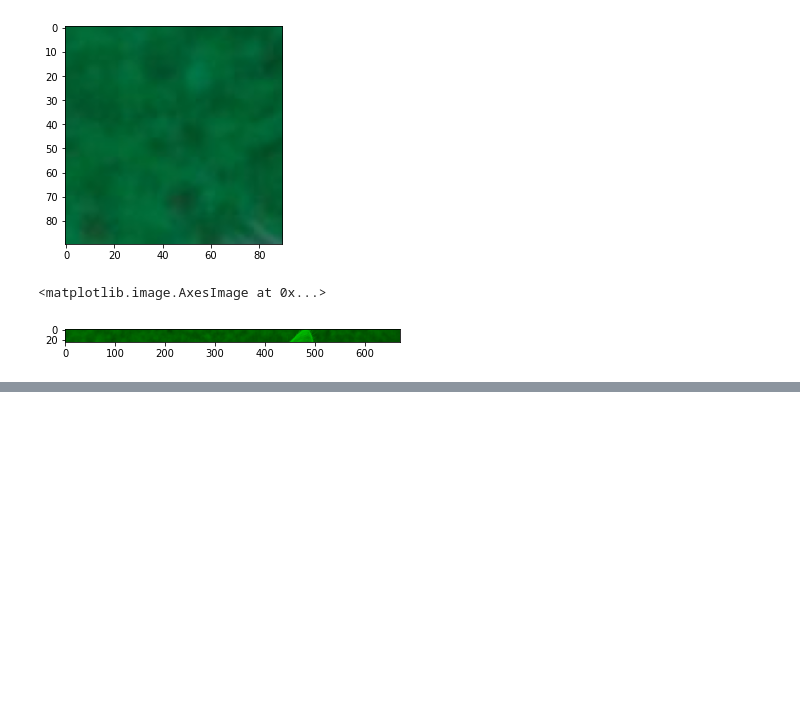
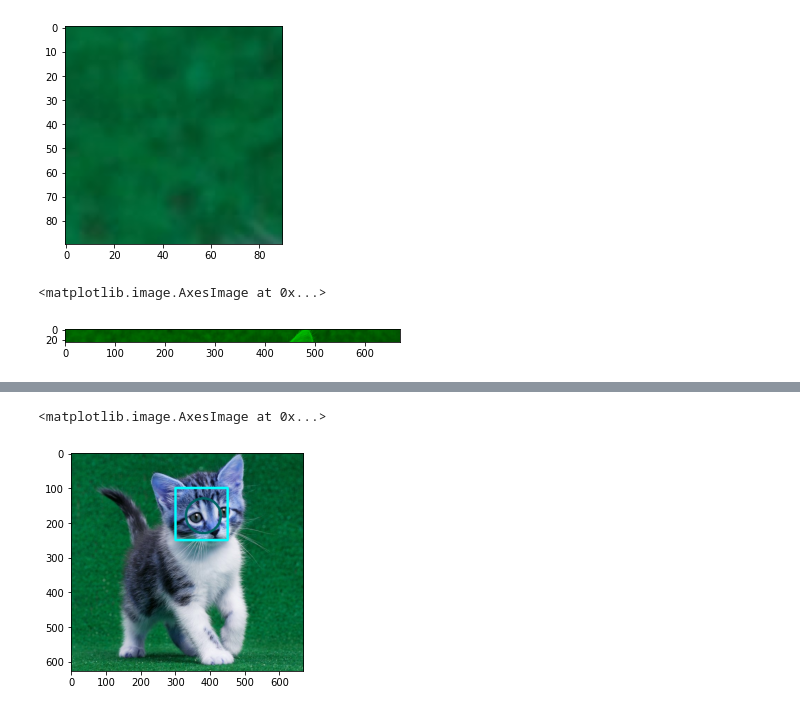
Before and after one commit to farhanfr/PCVK_Genap_2021, a Jupyter notebook: Week2.ipynb, the cells around one changed output, grey strips where cells are left out. Saved outputs shown, nothing was run; the diff lists cells and outputs as text; code cells hidden in the pictures; blank space fills up the shorter version.

```diff
--- a/Week2.ipynb
+++ b/Week2.ipynb
@@ -180,7 +184,10 @@ ax.imshow(getImg6)
 # %%
 # Jawab : Buat rectangle dan circle pada bagian wajah dari image kitten!
-getImg7 = imgRoot
+getImg7 = cv.imread('/content/drive/MyDrive/PCVK_MM/Images/image.jpeg')
 
-
-
+cv.rectangle(getImg7,pt1=(300,100),pt2=(450,250),color=(0,255,255),thickness=5)
+cv.circle(getImg7,center=(380,180),radius=50,color=(0,100,100),thickness=5)
 plt.imshow(getImg7)
+# %% [output]
+<matplotlib.image.AxesImage at 0x...>
+[figure, added]
```
Also changed, not shown: parts of 4 cells of this notebook.
